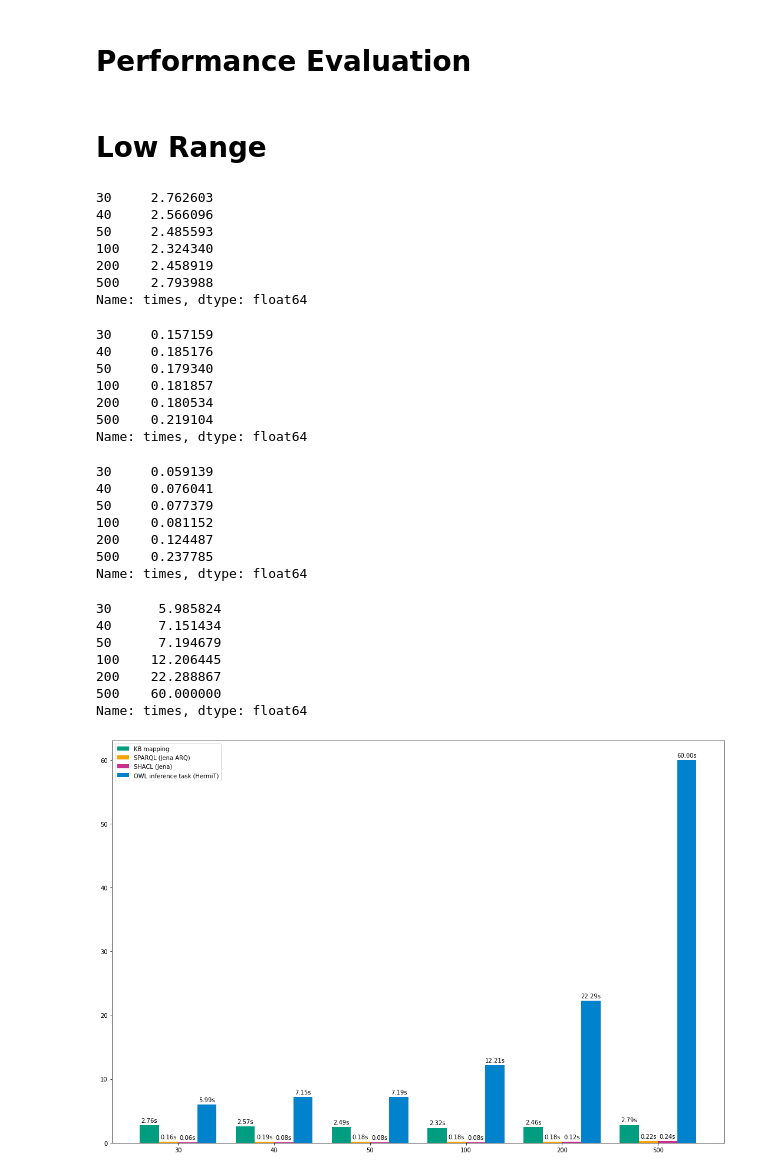
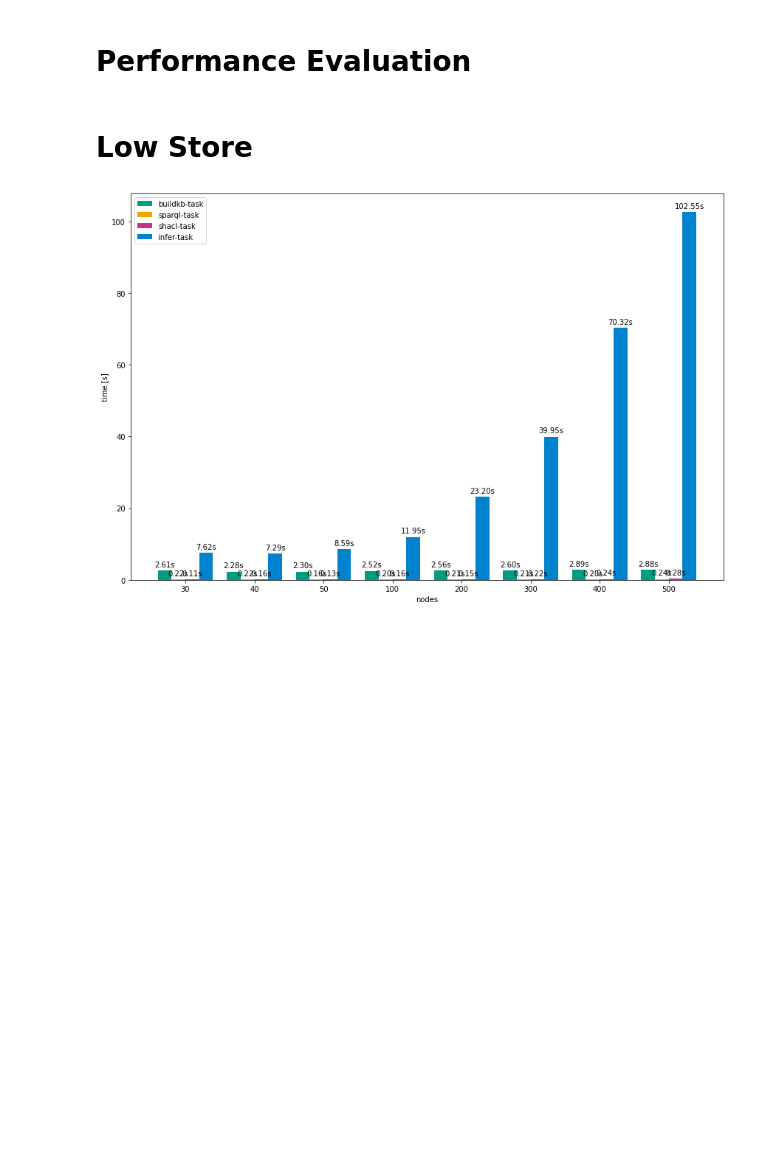
Before and after one commit to ahbnr/SemanticJavaDebugger, a Jupyter notebook: casestudies/performance/notebooks/Performance-DoublyLinked.ipynb, the cells around one changed output. Drawn from its saved outputs; the diff is of its cells as text; code cells hidden in the pictures; blank space fills up the shorter version.

```diff
--- a/casestudies/performance/notebooks/Performance-DoublyLinked.ipynb
+++ b/casestudies/performance/notebooks/Performance-DoublyLinked.ipynb
@@ -115,34 +158,6 @@ def plotTaskMemoryComparison(store, ymax, file: Optional[str]):
 # %% [markdown]
-# Low Range
+# Low Store
 # %%
-plotTaskTimeComparison(lowStore, ymax=None)
+plotTaskTimeComparison(lowStore_times, ymin=None, ymax=None, fileBaseName="doublylinked_low_times")
 # %% [output]
-30     2.762603
-40     2.566096
-50     2.485593
-100    2.324340
-200    2.458919
-500    2.793988
-Name: times, dtype: float64
-30     0.157159
-40     0.185176
-50     0.179340
-100    0.181857
-200    0.180534
-500    0.219104
-Name: times, dtype: float64
-30     0.059139
-40     0.076041
-50     0.077379
-100    0.081152
-200    0.124487
-500    0.237785
-Name: times, dtype: float64
-30      5.985824
-40      7.151434
-50      7.194679
-100    12.206445
-200    22.288867
-500    60.000000
-Name: times, dtype: float64
-[figure, old version]
+[figure, new version]
```
Also changed, not shown: parts of 19 cells of this notebook, 48 other files.
